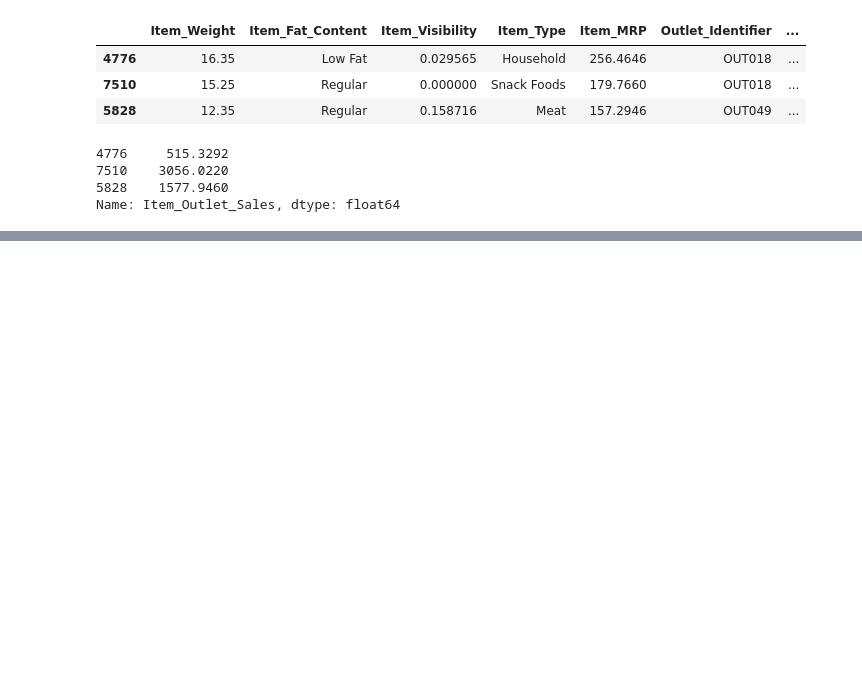
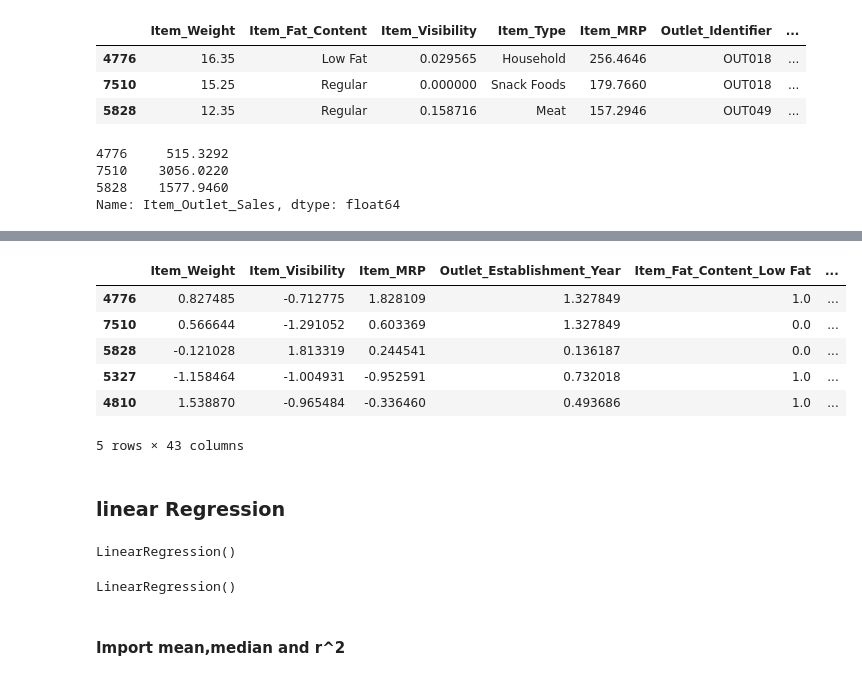
Before and after one commit to 808hanronald/808hanronald, a Jupyter notebook: W5_Project_(core).ipynb, the cells around one changed output, grey strips where cells are left out. Saved outputs shown, nothing was run; the diff lists cells and outputs as text; code cells hidden in the pictures; blank space fills up the shorter version.

```diff
--- a/W5_Project_(core).ipynb
+++ b/W5_Project_(core).ipynb
@@ -614,0 +438,10 @@ memory usage: 732.5 KB
+# %%
+#Preprocessor for categorical, OneHotEncoding
+ohe_cols=X_train.select_dtypes(exclude='number').columns
+print("OneHotEncoder Columns:", ohe_cols)
+#instantiate the individual preprocessors
+impute_na=SimpleImputer(strategy="constant",fill_value="NA")
+ohe_encoder=OneHotEncoder(sparse_output=False,handle_unknown='ignore')
+#Make pipeline with imputer and encoder
+ohe_pipe=make_pipeline(impute_na,ohe_encoder)
+ohe_pipe
@@ -614,0 +456,3 @@ memory usage: 732.5 KB
+# %%
+ohe_tuple=("categorical",ohe_pipe,ohe_cols)
+ohe_tuple
@@ -614,0 +470,3 @@ memory usage: 732.5 KB
+# %%
+col_transformer = ColumnTransformer([num_tuple,ohe_tuple],
+                                    verbose_feature_names_out=False)
@@ -614,0 +495,2 @@ memory usage: 732.5 KB
+# %%
+col_transformer.fit(X_train)
@@ -614,0 +517,25 @@ memory usage: 732.5 KB
+# %%
+X_train_processed = col_transformer.transform(X_train)
+X_test_processed= col_transformer.transform(X_test)
+X_train_processed.head()
+# %% [output]
+|  | Item_Weight | Item_Visibility | Item_MRP | Outlet_Establishment_Year | Item_Fat_Content_Low Fat | ... |
+| 4776 | 0.827485 | -0.712775 | 1.828109 | 1.327849 | 1.0 | ... |
+| 7510 | 0.566644 | -1.291052 | 0.603369 | 1.327849 | 0.0 | ... |
+| 5828 | -0.121028 | 1.813319 | 0.244541 | 0.136187 | 0.0 | ... |
+| 5327 | -1.158464 | -1.004931 | -0.952591 | 0.732018 | 1.0 | ... |
+| 4810 | 1.538870 | -0.965484 | -0.336460 | 0.493686 | 1.0 | ... |
+5 rows × 43 columns
+# %% [markdown]
+### linear Regression
+# %%
+from sklearn.linear_model import LinearRegression
+lin_reg = LinearRegression()
+lin_reg
+# %% [output]
+LinearRegression()
+# %%
+#fit linear Regression onto processed X_train and y_train
+lin_reg.fit(X_train_processed,y_train)
+# %% [output]
+LinearRegression()
@@ -614,0 +592,2 @@ memory usage: 732.5 KB
+# %% [markdown]
+#### Import mean,median and r^2
```
Also changed, not shown: parts of 71 cells of this notebook.
